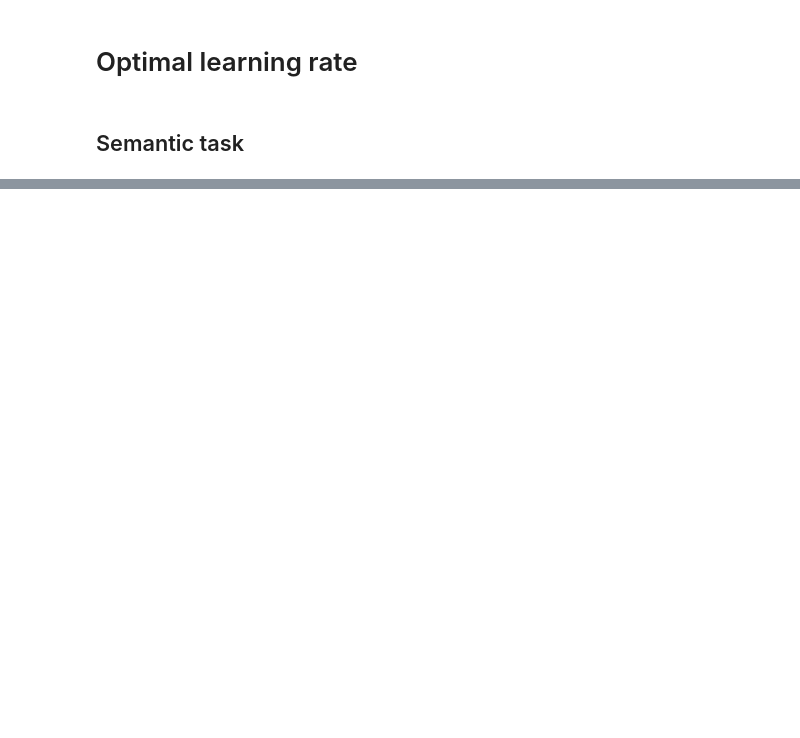
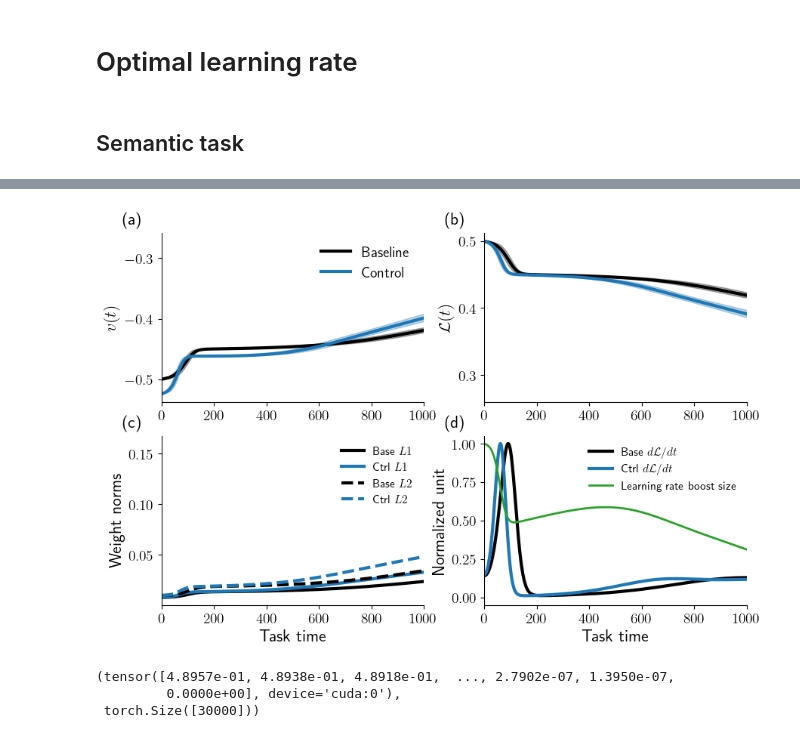
Before and after one commit to rodrigcd/neuromod, a Jupyter notebook: notebooks/optimal_learning_rate.ipynb, the cells around one changed output, grey strips where cells are left out. Drawn from its saved outputs; the diff is of its cells as text; code cells hidden in the pictures; blank space fills up the shorter version.

```diff
--- a/notebooks/optimal_learning_rate.ipynb
+++ b/notebooks/optimal_learning_rate.ipynb
@@ -44,0 +73,17 @@ plt.show()
+# %%
+results_list = [ResultsManager(path_i, verbose=False) for path_i in path_list[5:]]
+# %%
+f, ax = plt.subplots(2, 2, figsize=(10, 8/5*4))
+f.subplots_adjust(wspace=0.23)
+ax = ax.flatten()
+subplot_labels = np.array([["(a)", "(b)"], ["(c)", "(d)"]])
+subplot_labels = subplot_labels.flatten()
+ax = learning_rate_plot(results_list, ax=ax, fontsize=16, line_width=3, x_lim=(0, 1000), skip_xlabel=True, label_in_title=False, subplot_labels=subplot_labels)
+# %% [output]
+[figure, added]
+# %%
+results_list[0].results["control_signal"], results_list[0].results["control_signal"].shape
+# %% [output]
+(tensor([4.8957e-01, 4.8938e-01, 4.8918e-01,  ..., 2.7902e-07, 1.3950e-07,
+         0.0000e+00], device='cuda:0'),
+ torch.Size([30000]))
```
Also changed, not shown: parts of 12 cells of this notebook, 6 other files.
